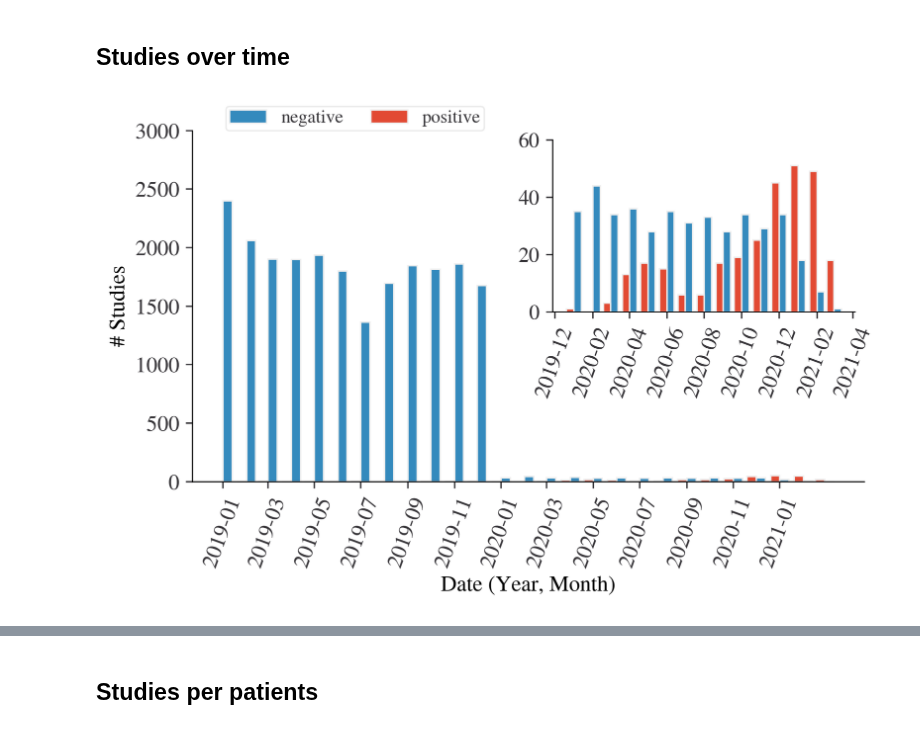
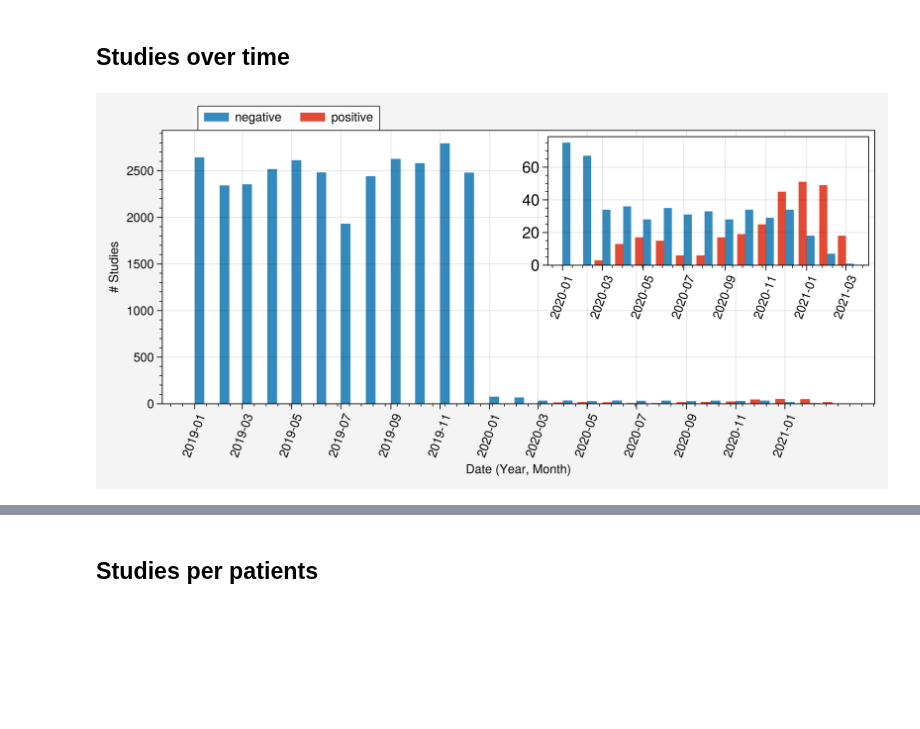
Before and after one commit to Kiril94/Thesis, a Jupyter notebook: cobra/ds_notebooks/general_stats_clean.ipynb, the cells around one changed output, grey strips where cells are left out. Saved outputs shown, nothing was run; the diff lists cells and outputs as text; code cells hidden in the pictures; blank space fills up the shorter version.

```diff
--- a/cobra/ds_notebooks/general_stats_clean.ipynb
+++ b/cobra/ds_notebooks/general_stats_clean.ipynb
@@ -71,16 +79,23 @@ fig.savefig(join(fig_dir, 'basic_stats','days_since_test.png'))
 # %% [markdown]
 ## Number of positive and negative patients by modality
 # %%
-labels = ['2019', 'positive']
-mpl.rcParams['figure.dpi'] = 60
-pos_mask = dfc.Positive==1
+labels = ['negative', 'positive']
+#mpl.rcParams['figure.dpi'] = 60
+pos_mask = dfc.positive==1
 pos_pat_count = dfc['PatientID'][pos_mask].nunique()
 neg_pat_count = dfc['PatientID'][~pos_mask].nunique()
 counts = np.array([neg_pat_count, pos_pat_count])
 kwargs={'xlabel':'', 'show':False, 'yrange':(0,26000),
         'ylabel':'Patient Count', 'title':'Number of Patients with MRI scans'}
-fig, ax = svis.bar(labels, counts, kwargs=kwargs)
-ax.text(1-.05, pos_pat_count+300, pos_pat_count, fontsize=22)
-ax.text(0-.1, neg_pat_count+300, neg_pat_count, fontsize=22)
-ax.axes.formatter.use_mathtext(False)
+fig = pplt.figure(figsize=(4,3))
+ax = fig.subplot(xlabel='', ylabel='# Patients')
+barlist = ax.bar(labels, counts, kwargs=kwargs, color=colors[3])
+barlist[0].set_color(colors[1])
+barlist[1].set_color(colors[0])
+ax.text(1-.05, pos_pat_count+300, pos_pat_count, fontsize=10)
+ax.text(0-.1, neg_pat_count+300, neg_pat_count, fontsize=10)
+ax.set_ylim(0,25600)
+#ax.axes.formatter.use_mathtext(False)
+# fig.savefig(join(fig_dir, 'basic_stats', 'positive_vs_neg_num_patients.png'), dpi=1000,
+#     bbox_to_inches='tight')
 # %% [output]
@@ -171,4 +193,4 @@ fig.savefig(join(fig_dir, 'basic_stats','ac_date_pos_neg.png'))
 df_studies = pd.read_csv(f"{table_dir}/studies_clean.csv",
     converters={'DateTimeStart':utils.date_time_converter})
 dftps = df_studies[df_studies.Positive==1]
-dftns = df_studies[df_studies.Positive==0]
+dftns = df_studies[(df_studies.Positive==0) | ((df_studies.Positive.isna()) & (df_studies.DateTimeStart<np. datetime64("2020-02-27 12:00:00")) )]
@@ -224,44 +230,48 @@ dftns = dftns[dftns.DateTimeStart!=dt(2018,1,1)]
 dftps1 = pd.DataFrame(dftps.groupby(['DateTimeStart']).count())
 dftns1 = pd.DataFrame(dftns.groupby(['DateTimeStart']).count())
 
-dftps2 = dftps1[(dftps1.index>=dt(2020,1,1))&\
+dftps2 = dftps1[(dftps1.index>=dt(2020,3,1))&\
      (dftps1.index<=dt(2021,4,16))]#.set_index('InstanceCreationDate')
 dftns2 = dftns1[(dftns1.index>=dt(2020,1,1))&\
      (dftns1.index<=dt(2021,4,16))]#.set_index('InstanceCreationDate')
 # %% [markdown]
 ## Studies over time
 # %%
-fig, ax = plt.subplots()
-plt.rcParams["figure.dpi"] = 200
+fig, ax = plt.subplots(1,1, figsize=(8,4))
+plt.rcParams["figure.dpi"] = 300
+
+#fig = pplt.figure(refwidth=1.8)
+#ax = fig.subplots((1,2))
+#print(ax)
 ax.bar(dftns1.index+datetime.timedelta(6), dftns1.PatientID,
     width=12, color=colors[1],label='negative')
 ax.bar(dftps1.index-datetime.timedelta(6), dftps1.PatientID, width=12, color=colors[0],
     label='positive')
 axins = inset_axes(ax,
                     width="45%", # width = 30% of parent_bbox
                     height=1.3, # height : 1 inch
                     loc=1)
 
 axins.bar(dftns2.index+datetime.timedelta(6), dftns2.PatientID, width=12, color=colors[1], )
 axins.bar(dftps2.index-datetime.timedelta(6), dftps2.PatientID, width=12, color=colors[0],)
 
 axins.xaxis.set_major_locator(mdates.MonthLocator())
 axins.xaxis.set_major_formatter(mdates.DateFormatter('%Y-%m'))
 axins.tick_params(axis='x', which='major',  rotation=70, )
-axins.tick_params(axis='y', which='major', labelsize=11.5,)
+axins.tick_params(axis='y', which='major', labelsize=11.5)#,
 ax.xaxis.set_major_locator(mdates.MonthLocator())
 ax.xaxis.set_major_formatter(mdates.DateFormatter('%Y-%m'))
 ax.tick_params(axis='x', which='major',  rotation=70)
 ax.tick_params(axis='y', which='major', )
 x_ticks = axins.get_xticks()
 _ = axins.set_xticks(x_ticks[::2])
 
 x_ticks = ax.get_xticks()
 _ = ax.set_xticks(x_ticks[1:-2:2])
 ax.set_ylabel('# Studies', )
 ax.set_xlabel('Date (Year, Month)', )
 ax.legend(ncol=2, loc=(.05,1),)
 fig.tight_layout()
-fig.savefig(join(fig_dir, 'basic_stats','studies_date_pos_neg.png'),dpi=350)
+# fig.savefig(join(fig_dir, 'basic_stats','studies_date_pos_neg.png'),dpi=1000, bbox_to_inches='tight')
 # %% [output]
-[figure, old version]
+[figure, new version]
```
Also changed, not shown: parts of 12 cells of this notebook, 4 other files.
